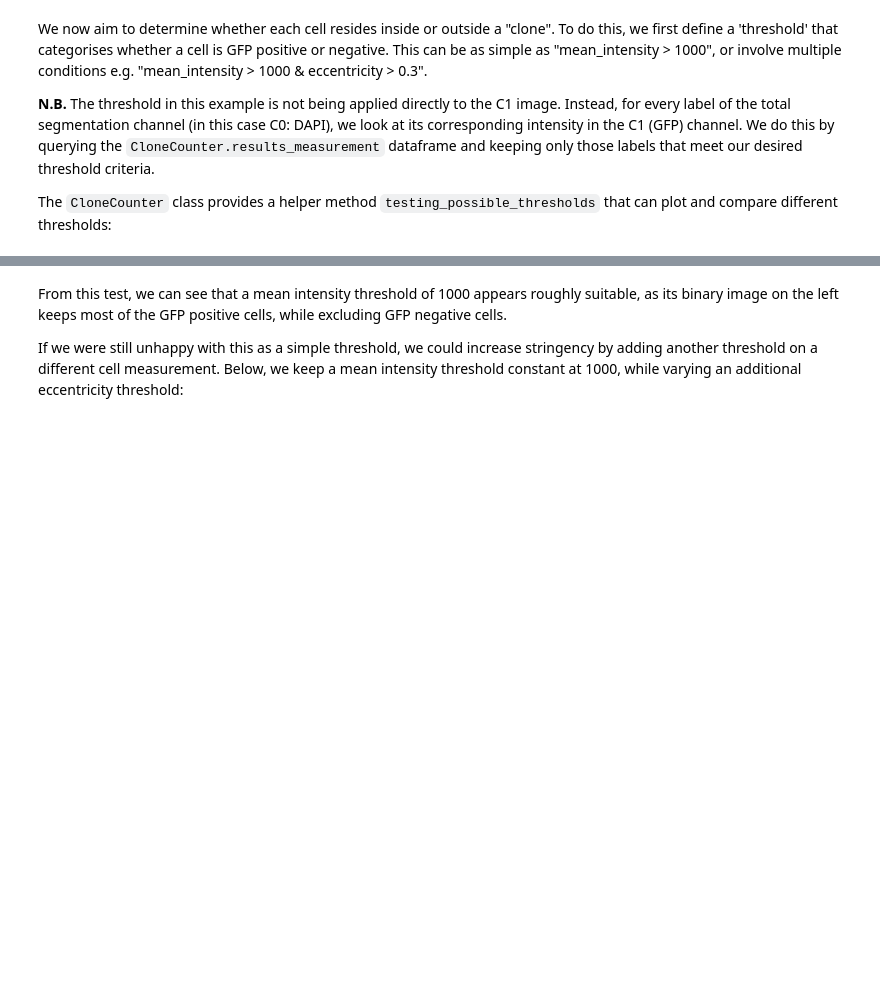
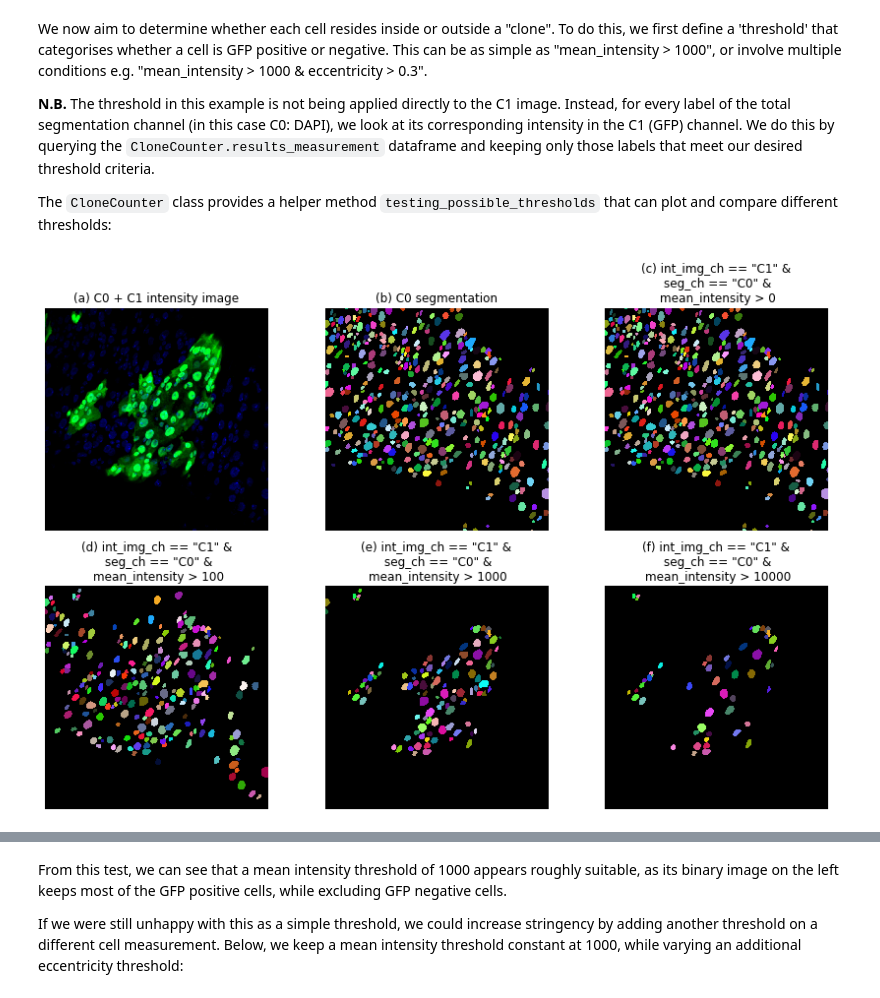
Before and after one commit to morriso1/clonedetective, a Jupyter notebook: 03_Tutorial_Walkthrough.ipynb, the cells around one changed output, grey strips where cells are left out. Saved outputs shown, nothing was run; the diff lists cells and outputs as text; code cells hidden in the pictures; blank space fills up the shorter version.

```diff
--- a/03_Tutorial_Walkthrough.ipynb
+++ b/03_Tutorial_Walkthrough.ipynb
@@ -262,6 +284,20 @@ We now aim to determine whether each cell resides inside or outside a "clone". T
 **N.B.** The threshold in this example is not being applied directly to the C1 image. Instead, for every label of the total segmentation channel (in this case C0: DAPI), we look at its corresponding intensity in the C1 (GFP) channel. We do this by querying the `CloneCounter.results_measurement` dataframe and keeping only those labels that meet our desired threshold criteria.
 
 The `CloneCounter` class provides a helper method `testing_possible_thresholds` that can plot and compare different thresholds:
+# %%
+exp.testing_possible_thresholds(
+    int_img="a1g10p1",
+    int_img_ch="C1",
+    thresholds=[
+        ['int_img_ch == "C1" & seg_ch == "C0" & mean_intensity > 0',],
+        ['int_img_ch == "C1" & seg_ch == "C0" & mean_intensity > 100'],
+        ['int_img_ch == "C1" & seg_ch == "C0" & mean_intensity > 1000'],
+        ['int_img_ch == "C1" & seg_ch == "C0" & mean_intensity > 10000'],
+    ],
+    interpolation="none",
+)
+# %% [output]
+[figure, added]
 # %%
 exp.testing_possible_thresholds(
     int_img="a1g10p1",
```
Also changed, not shown: parts of 6 cells of this notebook, 8 other files.
